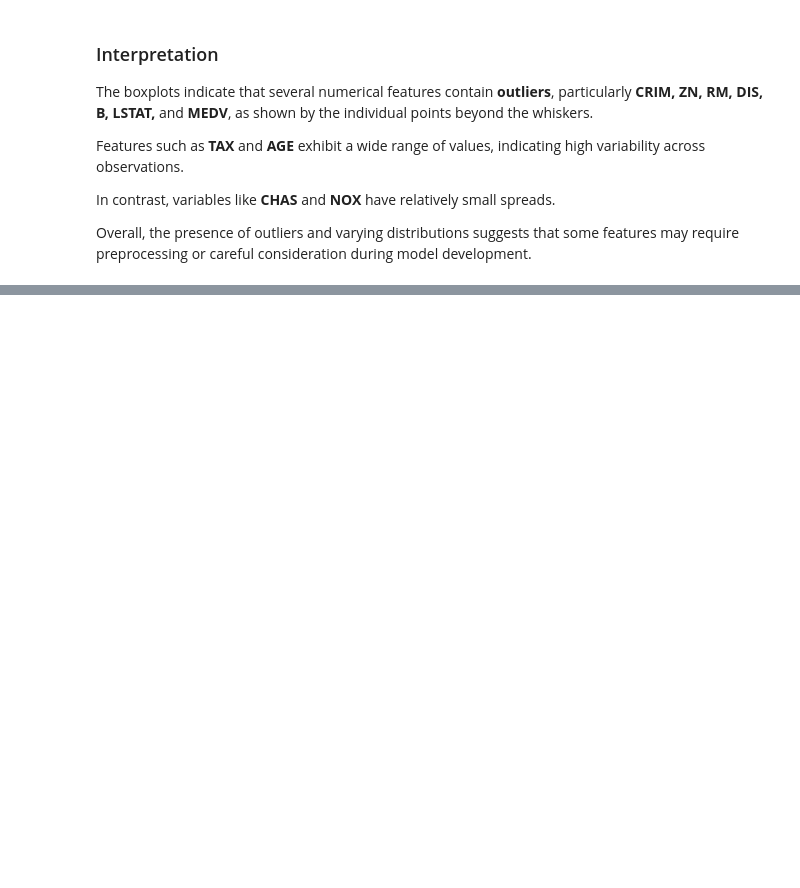
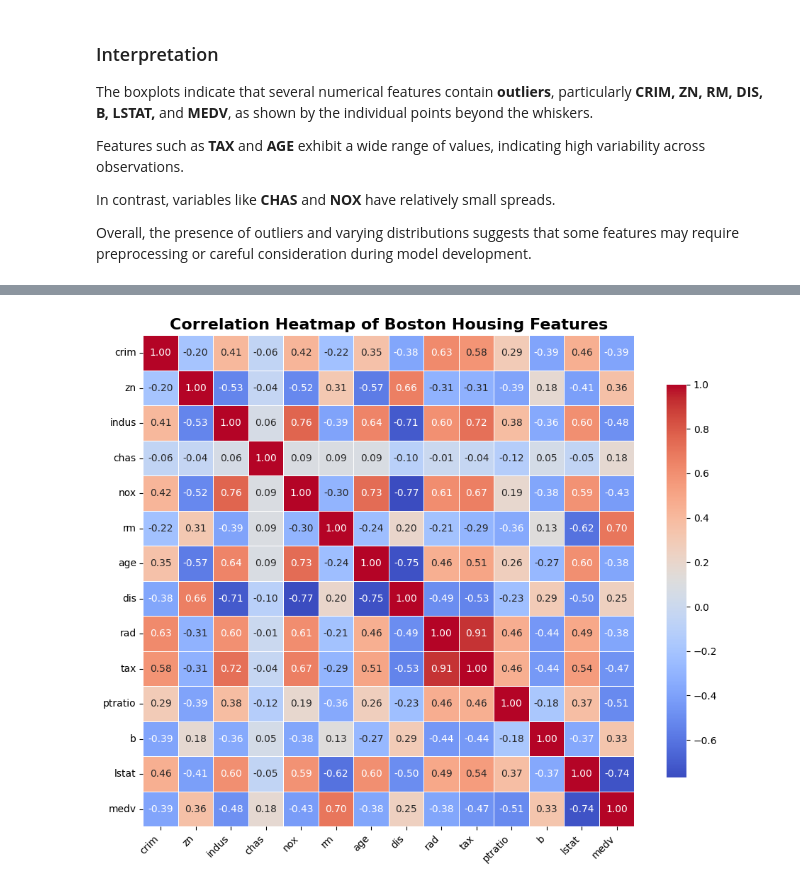
Before and after one commit to Clinton1029/Bostonhousing1, a Jupyter notebook: Bostonhousing.ipynb, the cells around one changed output, grey strips where cells are left out. Cells and saved outputs as stored; diff of their text form; code cells hidden in the pictures; blank space fills up the shorter version.

```diff
--- a/Bostonhousing.ipynb
+++ b/Bostonhousing.ipynb
@@ -287,0 +292,27 @@ In contrast, variables like **CHAS** and **NOX** have relatively small spreads.
+# %%
+plt.figure(figsize=(10, 8))
+
+sns.heatmap(
+    df.corr(),
+    annot=True,
+    fmt=".2f",
+    cmap="coolwarm",
+    linewidths=0.5,
+    linecolor="white",
+    square=True,
+    cbar_kws={"shrink": 0.8}
+)
+
+plt.title(
+    "Correlation Heatmap of Boston Housing Features",
+    fontsize=16,
+    fontweight="bold"
+)
+
+plt.xticks(rotation=45, ha="right")
+plt.yticks(rotation=0)
+
+plt.tight_layout()
+plt.show()
+# %% [output]
+[figure, added]
```
Also changed, not shown: parts of 2 cells of this notebook.
